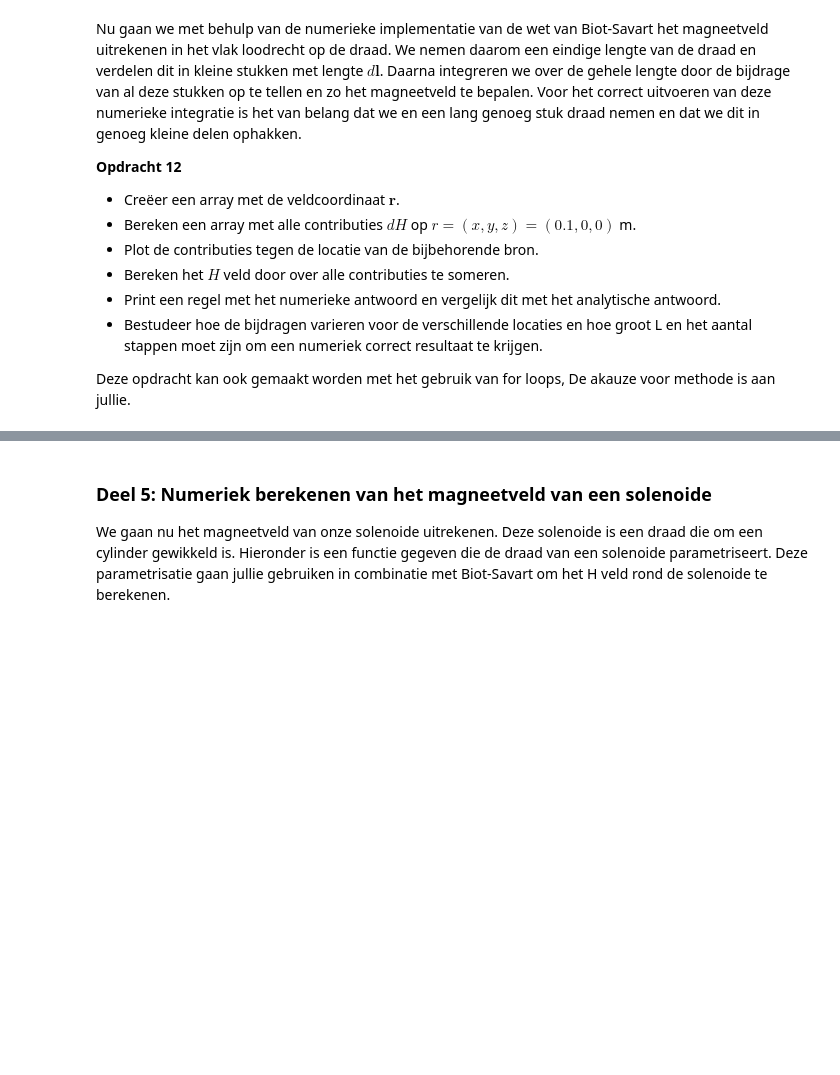
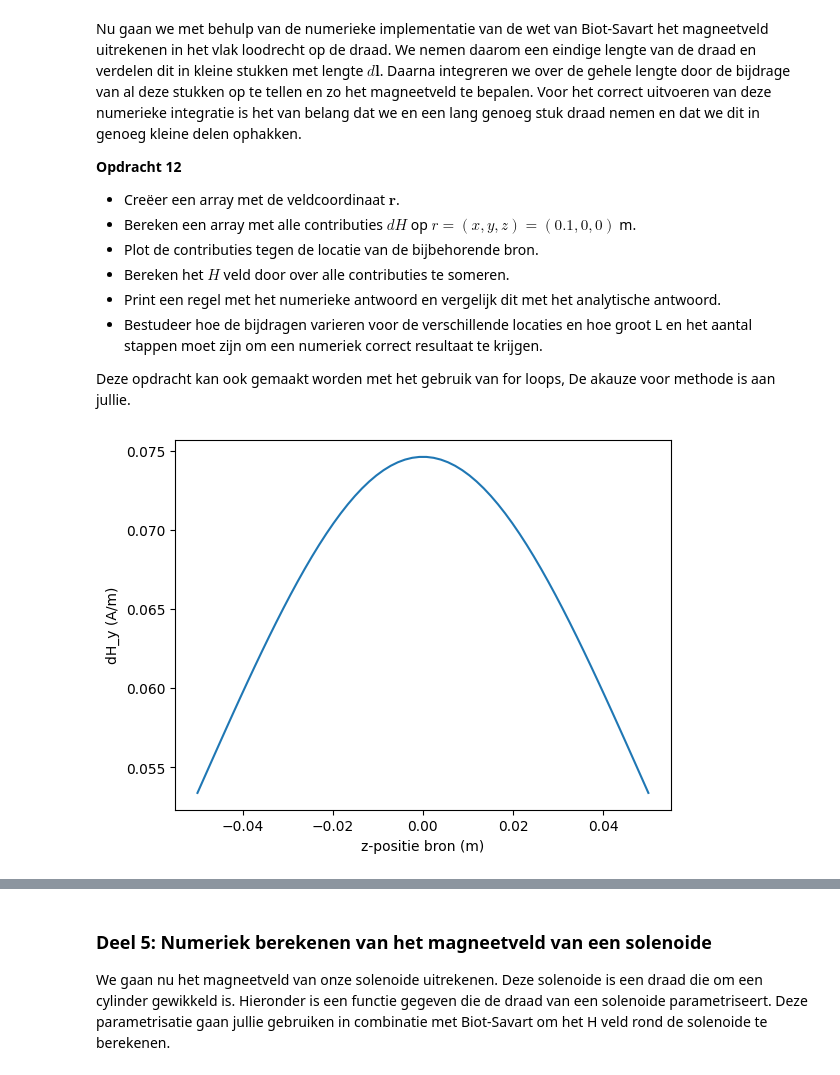
Before and after one commit to luucleclercq/opdrachten-DEF-D-Luuc, a Jupyter notebook: DigitaleOntwerpopdrachten/2KrachtactuatorOpdracht/2KrachtactuatorOpdracht/KrachtactuatorOpdracht.ipynb, the cells around one changed output, grey strips where cells are left out. Saved outputs shown, nothing was run; the diff lists cells and outputs as text; code cells hidden in the pictures; blank space fills up the shorter version.

```diff
--- a/DigitaleOntwerpopdrachten/2KrachtactuatorOpdracht/2KrachtactuatorOpdracht/KrachtactuatorOpdracht.ipynb
+++ b/DigitaleOntwerpopdrachten/2KrachtactuatorOpdracht/2KrachtactuatorOpdracht/KrachtactuatorOpdracht.ipynb
@@ -222,20 +280,18 @@ De functie moet het magneetveld van een lijnelement $d\mathbf{l}$ berekenen. Geb
 
 Bereken met deze functie alle componenten van het magneetveld voor een veldpositie op $x=0.1$ m voor een stroombronelement in de oorsprong met een stroom van 6 A een lengte van $d\mathbf{l}$ gelijk aan $L/64$. Print het analytische en numerieke antwoord naar de command line en controleer dat het magneetveld gelijk is aan $\mathbf{H} =  0.00746 \hat{\mathbf{y}}$ A/m is.
 # %%
+L_draad = 0.1
 dl=np.array([0, 0, L_draad/64])
 r_field=np.array([0.1, 0, 0])
 r_source=np.array([0, 0, 0])
 I = 6
-L_draad = 0.1
-
 
 def field_current_element(r_field, r_source, dl):
-    # r_field are coordinates at which we want to calculate the field
-    # r_source are coordinates of the current source
-    # dl is the vector of the length of the current element
-    # Gebruik np.cross om het uitproduct te berekenen
+    r_diff = r_field - r_source
+    dH = (I/(4*np.pi)) * np.cross(dl, r_diff) / np.sum(r_diff**2)**(3/2)
     return dH
 analytical_answer=(I/4/np.pi)*(L_draad/64)/np.sum((r_field-r_source)**2) # een veld elementje.
+
 print('The analytical answer is ' + str(analytical_answer) + ' A/m in the y-direction')
 
 print('The numerical answer is is ' + str(field_current_element(r_field, r_source, dl)) + ' A/m')
@@ -254,6 +311,57 @@ Nu gaan we met behulp van de numerieke implementatie van de wet van Biot-Savart
 
 Deze opdracht kan ook gemaakt worden met het gebruik van for loops, De akauze voor methode is aan jullie.
 # %%
-###
-###Jullie code hier###
-###
+L_draad = 0.1
+N = 64 #aantal stukken
+dl_length = L_draad / N
+I = 6
+
+r_field = np.array([0.1, 0, 0])
+z_positions = np.linspace(-L_draad/2, L_draad/2, 64)
+dl_vector = np.array([0, 0, dl_length])
+
+dH_array = []
+for z in z_positions:
+    r_source = np.array([0, 0, z])
+    dH_array.append(field_current_element(r_field, r_source, dl_vector))
+
+dH_array = np.array(dH_array)
+
+
+plt.plot(z_positions, dH_array[:, 1])
+plt.xlabel('z-positie bron (m)')
+plt.ylabel('dH_y (A/m)')
+plt.show()
+
+H_numeriek = np.sum(dH_array, axis=0)
+H_analytisch = I/(2*np.pi*0.1)  # voor oneindig lange draad
+print(f"Numeriek H-veld: {H_numeriek} A/m")
+print(f"Analytisch H-veld: [0, {H_analytisch:.6f}, 0] A/m")
+print(f"Verschil in y-component: {abs(H_numeriek[1] - H_analytisch):.6f} A/m")
+
+print("\n Invloed van draadlengte L (N=200)")
+for L in [0.1, 0.5, 1.0, 2.0, 5.0, 10.0]:
+    z = np.linspace(-L/2, L/2, 200)
+    dl_len = L/200
+    dl_vec = np.array([0, 0, dl_len])
+
+    H_total = np.array([0.0, 0.0, 0.0])
+    for z_pos in z:
+        H_total += field_current_element(r_field, np.array([0, 0, z_pos]), dl_vec)
+
+    print(f"L={L:4.1f} m: H_y={H_total[1]:.6f} A/m")
+
+print("\nInvloed van aantal segmenten N (bij L=1.0 m)")
+L_fixed = 1.0
+for N in [8, 16, 32, 64, 128, 256]:
+    z = np.linspace(-L_fixed/2, L_fixed/2, N)
+    dl_len = L_fixed/N
+    dl_vec = np.array([0, 0, dl_len])
+
+    H_total = np.array([0.0, 0.0, 0.0])
+    for z_pos in z:
+        H_total += field_current_element(r_field, np.array([0, 0, z_pos]), dl_vec)
+
+    print(f"N={N:3d}: H_y={H_total[1]:.6f} A/m")
+# %% [output]
+[figure, added]
```
Also changed, not shown: parts of 10 cells of this notebook, 2 other files.
